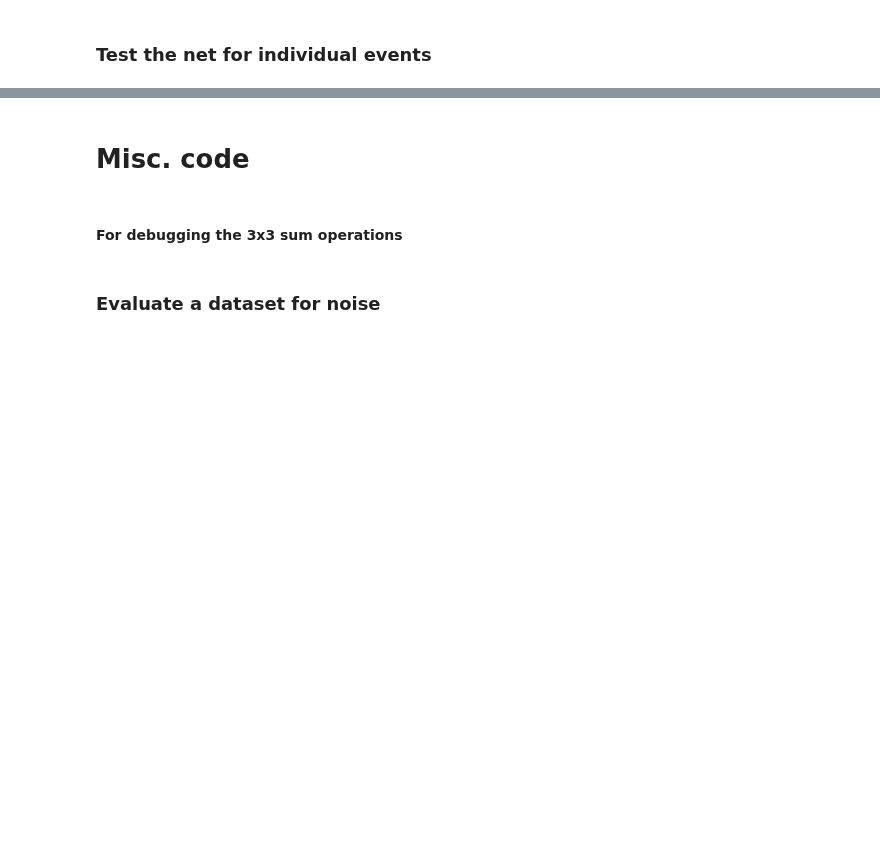
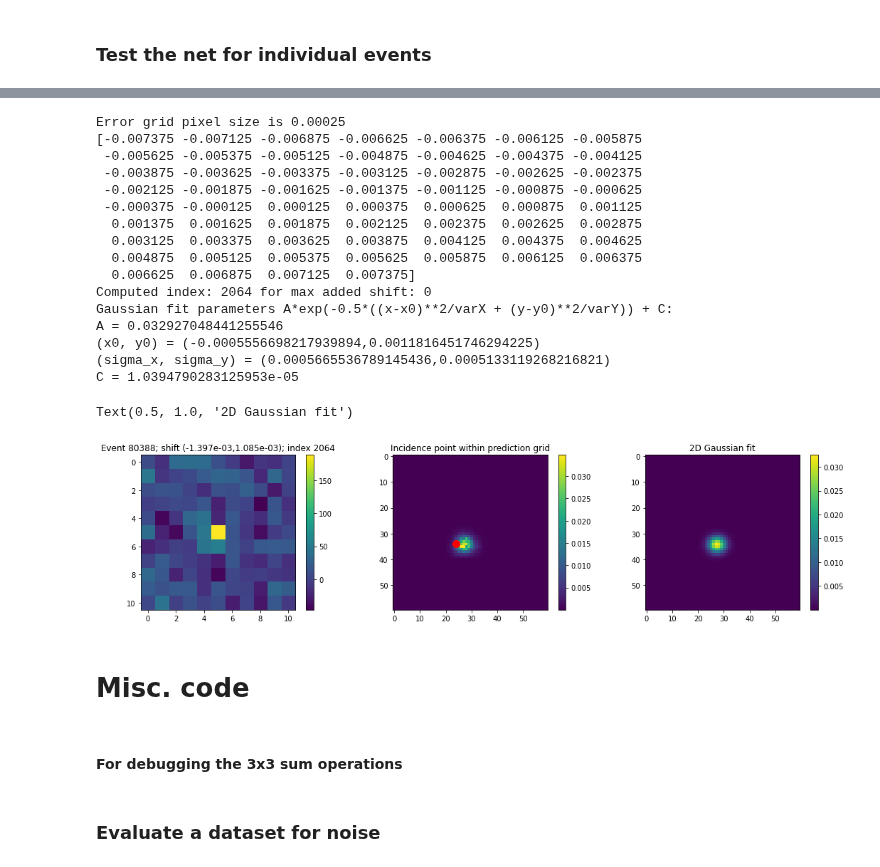
Before and after one commit to jerenner/emsim, a Jupyter notebook: emsim.ipynb, the cells around one changed output, grey strips where cells are left out. Saved outputs shown, nothing was run; the diff lists cells and outputs as text; code cells hidden in the pictures; blank space fills up the shorter version.

```diff
--- a/emsim.ipynb
+++ b/emsim.ipynb
@@ -1050,6 +1083,6 @@ plt.ylabel("Efficiency")
 # %% [markdown]
 ### Test the net for individual events
 # %%
-dset = tr.EMDataset("dataframes/EM_4um_back_10M_300keV.pkl",noise_mean=0,noise_sigma=0,add_noise=True,add_shift=0)
+dset = tr.EMDataset("dataframes/EM_4um_back_10M_300keV.pkl",noise_mean=0,noise_sigma=20,add_noise=True,add_shift=0)
 softmax = nn.Softmax(dim=1)
 model.eval()
@@ -1056,5 +1104,5 @@ model.eval()
 # %%
-evt_plt = 80385
+evt_plt = 80388
 evt_item = dset[evt_plt]
 evt_arr = evt_item[0]
 evt_lbl = evt_item[1]
@@ -1094,33 +1142,52 @@ ypred = int(ipred / emnet.ERR_SIZE)*ERR_PIXEL_SIZE + SHIFTED_ERR_RANGE_MIN + ERR
 
 # Compute the sigmas of the distribution.
 sigma_x0, sigma_y0 = emsim_utils.compute_sigmas(prob,ERR_PIXEL_SIZE,SHIFTED_ERR_RANGE_MIN)
 popt, pcov = emsim_utils.fit_sigmas(prob,x_errgrid,y_errgrid,xpred,ypred,sigma_x0,sigma_y0,ERR_PIXEL_SIZE)
 fit_data = emsim_utils.mult_gaussFun_Fit((x_errgrid,y_errgrid),*popt).reshape([emnet.ERR_SIZE,emnet.ERR_SIZE])
 print("Gaussian fit parameters A*exp(-0.5*((x-x0)**2/varX + (y-y0)**2/varY)) + C:")
 print("A = {}".format(popt[0]))
 print("(x0, y0) = ({},{})".format(popt[1],popt[2]))
 print("(sigma_x, sigma_y) = ({},{})".format(popt[3]**0.5,popt[4]**0.5))
 print("C = {}".format(popt[5]))
 
 fig = plt.figure()
 fig.set_figheight(4.0)
 fig.set_figwidth(18.0)
 
 ax1 = fig.add_subplot(131)
 plt.imshow(evt_arr)
 plt.colorbar()
 plt.title("Event {}; shift ({:.3e},{:.3e}); index {}".format(evt_plt,evt_lbl[0],evt_lbl[1],evt_err_ind))
 
 ax2 = fig.add_subplot(132)
 ax2.plot([xbin],[ybin],color='red',marker='o',markersize=10)
 plt.imshow(prob)
 plt.colorbar()
 plt.title("Incidence point within prediction grid")
 
 ax3 = fig.add_subplot(133)
 plt.imshow(fit_data)
 plt.colorbar()
 plt.title("2D Gaussian fit")
+# %% [output]
+Error grid pixel size is 0.00025
+[-0.007375 -0.007125 -0.006875 -0.006625 -0.006375 -0.006125 -0.005875
+ -0.005625 -0.005375 -0.005125 -0.004875 -0.004625 -0.004375 -0.004125
+ -0.003875 -0.003625 -0.003375 -0.003125 -0.002875 -0.002625 -0.002375
+ -0.002125 -0.001875 -0.001625 -0.001375 -0.001125 -0.000875 -0.000625
+ -0.000375 -0.000125  0.000125  0.000375  0.000625  0.000875  0.001125
+  0.001375  0.001625  0.001875  0.002125  0.002375  0.002625  0.002875
+  0.003125  0.003375  0.003625  0.003875  0.004125  0.004375  0.004625
+  0.004875  0.005125  0.005375  0.005625  0.005875  0.006125  0.006375
+  0.006625  0.006875  0.007125  0.007375]
+Computed index: 2064 for max added shift: 0
+Gaussian fit parameters A*exp(-0.5*((x-x0)**2/varX + (y-y0)**2/varY)) + C:
+A = 0.032927048441255546
+(x0, y0) = (-0.0005556698217939894,0.0011816451746294225)
+(sigma_x, sigma_y) = (0.0005665536789145436,0.0005133119268216821)
+C = 1.0394790283125953e-05
+Text(0.5, 1.0, '2D Gaussian fit')
+[figure, added]
 # %% [markdown]
 # Misc. code
 # %%
```
Also changed, not shown: parts of 8 cells of this notebook, 6 other files.
